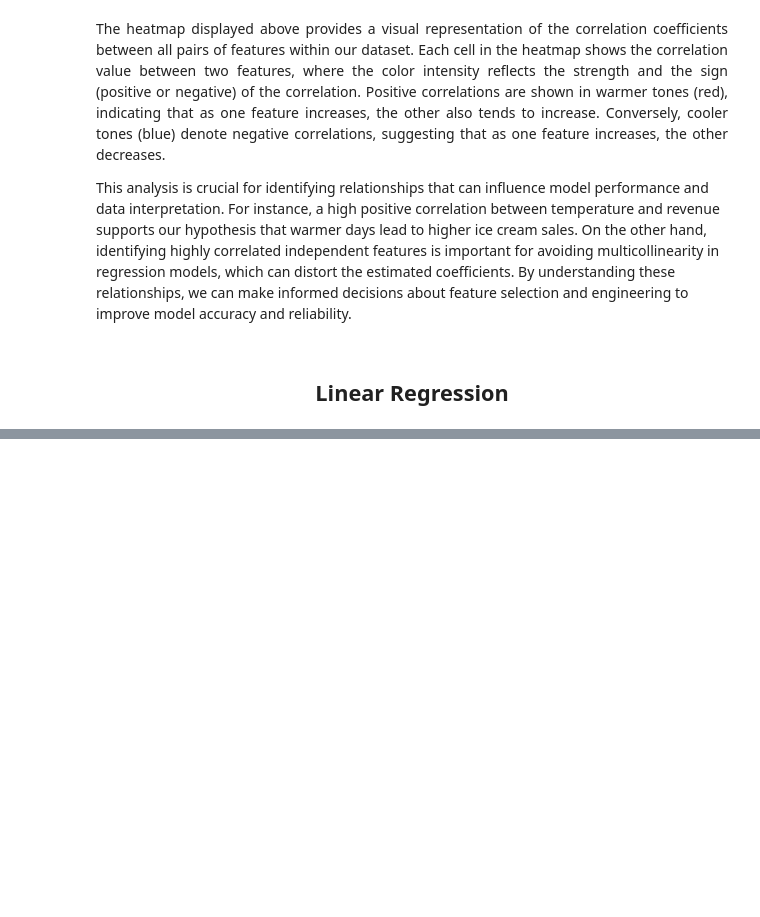
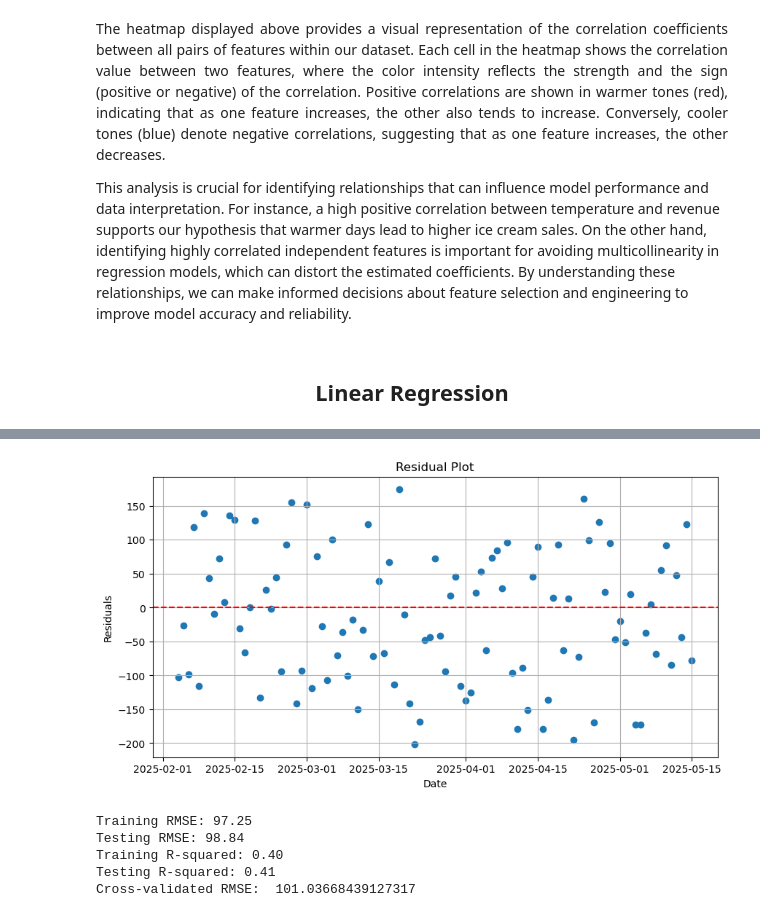
Before and after one commit to nickking93/ML-Revenue-Prediction-Model-Expanded, a Jupyter notebook: Expanded Notebook/ExpandedCapstone.ipynb, the cells around one changed output, grey strips where cells are left out. Cells and saved outputs as stored; diff of their text form; code cells hidden in the pictures; blank space fills up the shorter version.

```diff
--- a/Expanded Notebook/ExpandedCapstone.ipynb
+++ b/Expanded Notebook/ExpandedCapstone.ipynb
@@ -117,0 +148,31 @@ This analysis is crucial for identifying relationships that can influence model
+# %%
+residuals = y_test - test_preds
+plt.figure(figsize=(10, 5))
+plt.scatter(X_test['date'], residuals)
+plt.title('Residual Plot')
+plt.xlabel('Date')
+plt.ylabel('Residuals')
+plt.axhline(y=0, color='red', linestyle='--')
+plt.grid(True)
+plt.show()
+# %% [output]
+[figure, added]
+# %%
+# Evaluate the model
+train_rmse = root_mean_squared_error(y_train, train_preds)
+test_rmse = root_mean_squared_error(y_test, test_preds)
+train_r2 = r2_score(y_train, train_preds)
+test_r2 = r2_score(y_test, test_preds)
+scores = cross_val_score(model, X_train.drop('date', axis=1), y_train, cv=5, scoring='neg_mean_squared_error')
+
+print(f"Training RMSE: {train_rmse:.2f}")
+print(f"Testing RMSE: {test_rmse:.2f}")
+print(f"Training R-squared: {train_r2:.2f}")
+print(f"Testing R-squared: {test_r2:.2f}")
+print("Cross-validated RMSE: ", np.sqrt(-scores.mean()))
+# %% [output]
+Training RMSE: 97.25
+Testing RMSE: 98.84
+Training R-squared: 0.40
+Testing R-squared: 0.41
+Cross-validated RMSE:  101.03668439127317
```
Also changed, not shown: parts of 5 cells of this notebook, 2 other files.
